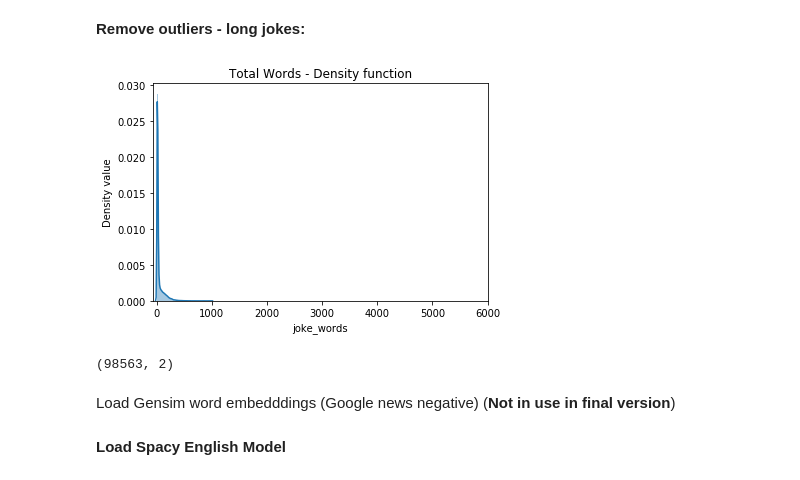
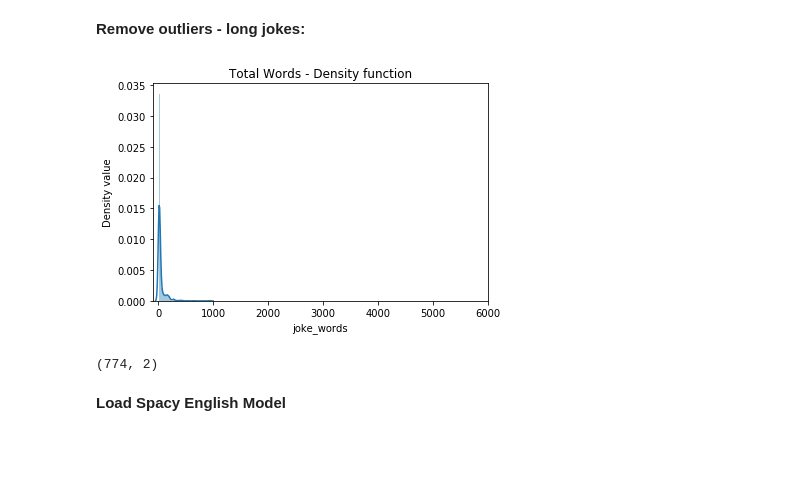
Before and after one commit to AxelStbl/jokes_score, a Jupyter notebook: Notebooks/Feature Engineering/FeatureEngineering.ipynb, the cells around one changed output. Drawn from its saved outputs; the diff is of its cells as text; code cells hidden in the pictures; blank space fills up the shorter version.

```diff
--- a/Notebooks/Feature Engineering/FeatureEngineering.ipynb
+++ b/Notebooks/Feature Engineering/FeatureEngineering.ipynb
@@ -72,7 +78,7 @@ path = ""
 # %% [markdown]
 **Load Dataset:**
 # %%
-df2 = pd.read_pickle(path+'eda_reddit_jokes.pkl')
+df = pd.read_pickle(path+'eda_reddit_jokes.pkl')[:1000]
 # %%
 df.shape
 # %% [output]
@@ -89,17 +95,17 @@ df.head()
 # %% [markdown]
 **Remove outliers - long jokes:**
 # %%
-df2['joke_words'] = df2['joke'].apply(lambda x: len(x.split(' ')))
+df['joke_words'] = df['joke'].apply(lambda x: len(x.split(' ')))
 # %%
 # Feature scaling and outliers removal
 # f = plt.figure(figsize=(20,10))
-ax = sns.distplot(df2[df2['joke_words']< 1000]['joke_words']);
+ax = sns.distplot(df[df['joke_words']< 1000]['joke_words']);
 ax.set_title('Total Words - Density function');
 ax.set_ylabel('Density value');
 ax.set_xticks(np.arange(0,7000,1000))
 plt.show();
 # %% [output]
-[figure, old version]
+[figure, new version]
 # %%
 df = df[df['joke_words']<=40].reset_index()
 del df['index']
@@ -107,6 +113,4 @@ del df['joke_words']
 # %%
 df.shape
 # %% [output]
-(98563, 2)
+(774, 2)
-# %% [markdown]
-Load Gensim word embedddings (Google news negative) (**Not in use in final version**)
```
Also changed, not shown: parts of 24 cells of this notebook, 7 other files.
